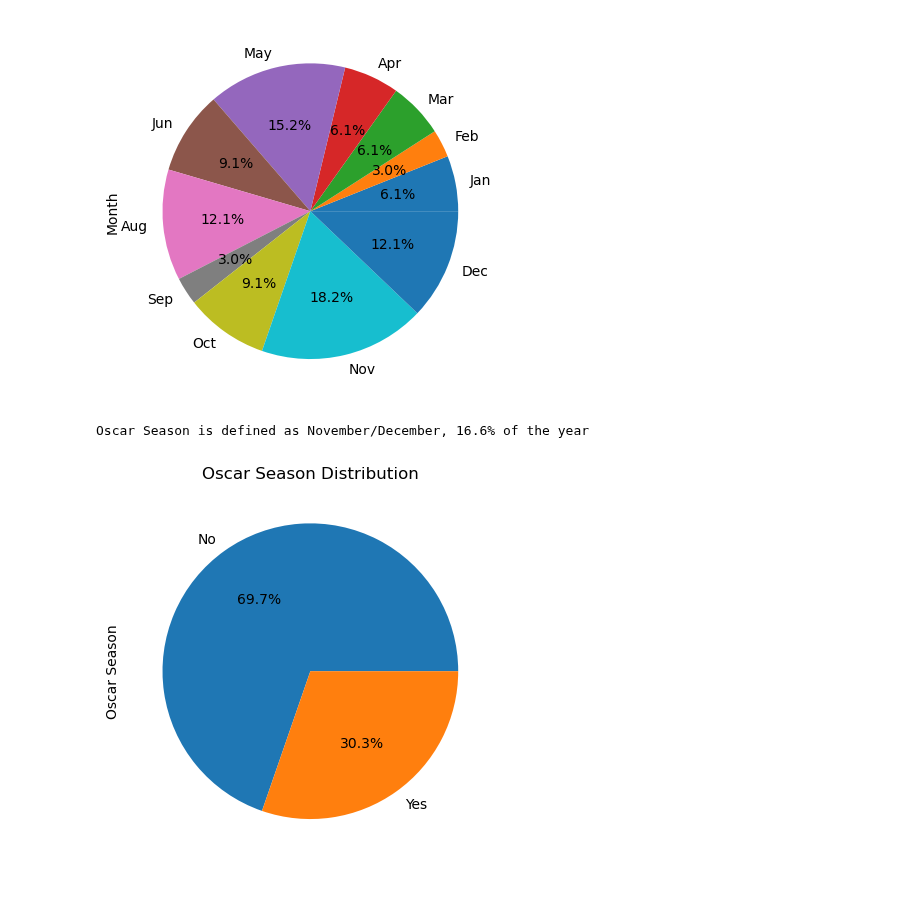
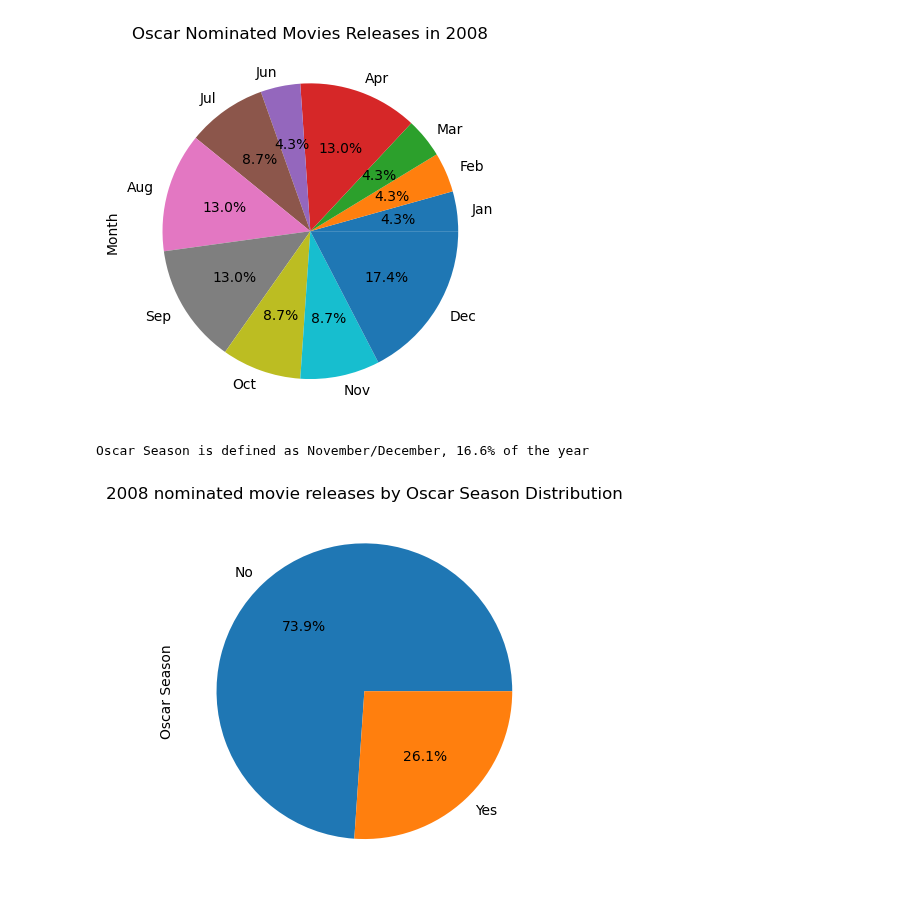
Before and after one commit to jamieah80/group-project-one, a Jupyter notebook: main_single_year.ipynb, the cells around one changed output. Cells and saved outputs as stored; diff of their text form; code cells hidden in the pictures.

Commit message:
cleaned up code, graphs and null testing print directly to folder

```diff
--- a/main_single_year.ipynb
+++ b/main_single_year.ipynb
@@ -26,9 +20,8 @@ all_nominees = oscar_data[["Year", "Best Picture", "Nominee 1", "Nominee 2", "No
 # %%
 base_url = "https://api.themoviedb.org/3/"
 
-#Enter year
-
-year = "2018"
+# Enter year
+year = "2008"
 
 startdate = f"{year}-01-01"
 enddate = f"{year}-12-31"
@@ -88,10 +80,10 @@ moviedata
 # %%
+# Nominated movies are added to a list by using the lambda function, and added to the moviedata dataframe as new columns
 titles = moviedata['Title'].to_list()
 noms = []
 
-
 for movie in titles:
-    mask = oscar_data[oscar_data.apply(lambda row: row.astype(str).str.contains(str(movie), case=False).any(), axis=1)]
+    mask = oscar_data[oscar_data.apply(lambda row: row.astype(str).str.contains(re.escape(str(movie)), case=False).any(), axis=1)]
     if mask.empty:
         noms.append("No")
 
@@ -102,3 +94,5 @@ for movie in titles:
             noms.append("No")
 
 moviedata['Nominated'] = noms
+
+moviedata.head()
@@ -106,0 +106,5 @@ nominatedmovies = moviedata.loc[moviedata['Nominated'] == "Yes"]
+# %%
+# moviedata dataframe is reduced to only nominated movies
+nominated_movies = moviedata.loc[moviedata['Nominated'] == "Yes"]
+
+nominated_movies.head()
@@ -107,10 +118,13 @@ nominatedmovies = moviedata.loc[moviedata['Nominated'] == "Yes"]
 # %%
+# New column is added, value is based on whether the movie was released during, or outside of Oscar Season.
 season = []
 
-for row in nominatedmovies['Month']:
+for row in nominated_movies['Month']:
     if row in ("Nov", "Dec"):
         season.append("Yes")
     else:
         season.append("No")
 
-nominatedmovies['Oscar Season'] = season
+nominated_movies['Oscar Season'] = season
+
+nominated_movies.head()
@@ -189,38 +223,41 @@ The r-value is: 0.03995487401930444
 # %%
-#Month Pie Chart
+# Pie Chart of nominated movie releases per month in 2018
+data_grouped_month = nominated_movies.groupby(["Month"])
+labels_month = nominated_movies["Month"].unique()
+bymonth = data_grouped_month["Month"].value_counts()
 
-data_grouped_month = nominatedmovies.groupby(["Month"])
-labels_month = nominatedmovies["Month"].unique()
-bymonth = data_grouped_month["Month"].value_counts()
-df_bymonth = pd.DataFrame({'Month': bymonth}, index=labels_month)
-plot_bymonth = df_bymonth['Month'].plot(kind="pie", autopct='%.1f%%')
+bymonth_df = pd.DataFrame({'Month': bymonth}, index=labels_month)
+
+bymonth_df['Month'].plot(kind="pie", autopct='%.1f%%')
+
+plt.title(f"Oscar Nominated Movies Releases in {year}")
 
 # Save the plot
-plt.savefig('resources/output/movie_distribution_by_month.png')
+plt.savefig(f'resources/output/{year}/pie_chart_1_{year}.png')
 
 plt.show()
 # %% [output]
-[figure, old version]
+[figure, new version]
 # %%
-#Oscar Season Pie Chart
-
+# Oscar Season Pie Chart
 print("Oscar Season is defined as November/December, 16.6% of the year")
 
-data_grouped_month = nominatedmovies.groupby(["Oscar Season"])
-labels_month = nominatedmovies["Oscar Season"].unique()
+data_grouped_month = nominated_movies.groupby(["Oscar Season"])
+labels_month = nominated_movies["Oscar Season"].unique()
 bymonth = data_grouped_month["Oscar Season"].value_counts()
-df_bymonth = pd.DataFrame({'Oscar Season': bymonth}, index=labels_month)
-plot_bymonth = df_bymonth['Oscar Season'].plot(kind="pie", autopct='%.1f%%')
 
-# Set the title
-plt.title('Oscar Season Distribution')
+bymonth_df = pd.DataFrame({'Oscar Season': bymonth}, index=labels_month)
+
+bymonth_df['Oscar Season'].plot(kind="pie", autopct='%.1f%%')
+
+plt.title(f'{year} nominated movie releases by Oscar Season Distribution')
 
 # Save the plot
-plt.savefig('resources/output/oscar_season_distribution.png')
+plt.savefig(f'resources/output/{year}/pie_chart_2_{year}.png')
 
 plt.show()
 # %% [output]
 Oscar Season is defined as November/December, 16.6% of the year
-[figure, old version]
+[figure, new version]
 # %%
 ## Hypothesis Testing
```
Also changed, not shown: parts of 16 cells of this notebook, 42 other files.
